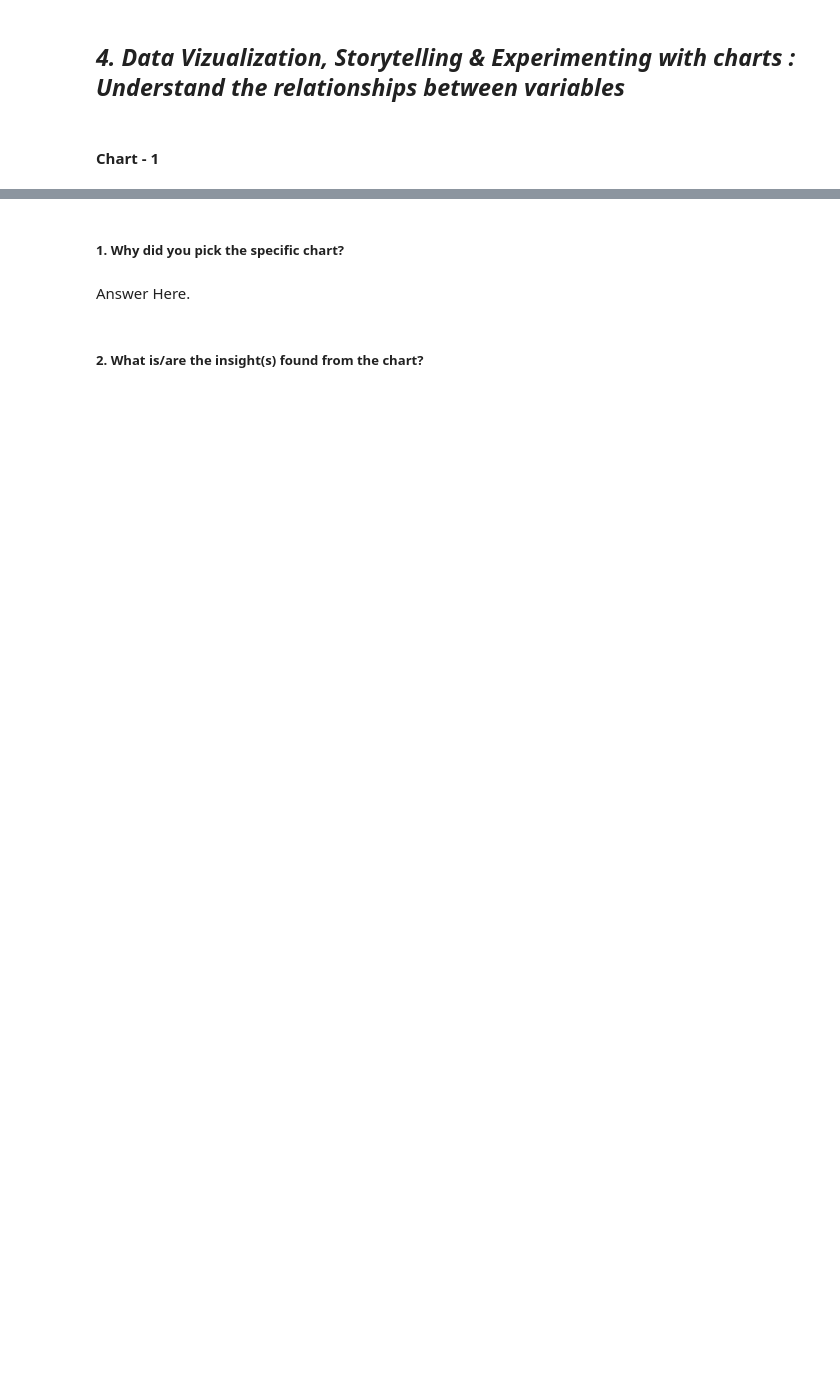
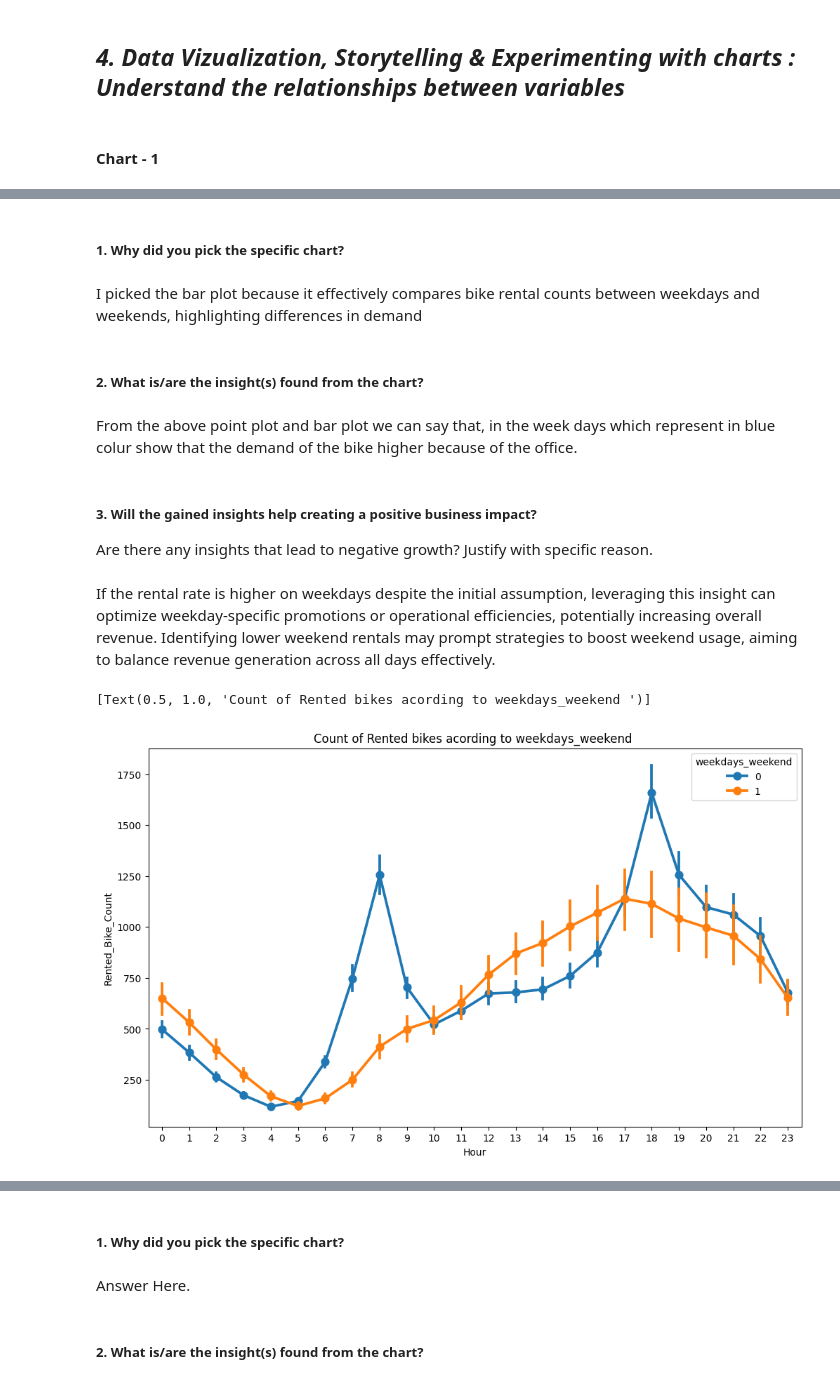
Before and after one commit to debobratopaul/CAPSTONE_PROJECT_ML_Regression_Bike_Sharing_Demand_Prediction, a Jupyter notebook: Capstone_Regression_Bike_Sharing_Demand_Prediction.ipynb, the cells around one changed output, grey strips where cells are left out. Cells and saved outputs as stored; diff of their text form; code cells hidden in the pictures; blank space fills up the shorter version.

```diff
--- a/Capstone_Regression_Bike_Sharing_Demand_Prediction.ipynb
+++ b/Capstone_Regression_Bike_Sharing_Demand_Prediction.ipynb
@@ -430,0 +467,20 @@ As "Hour","month","weekdays_weekend" column are show as a integer data type but
+# %% [markdown]
+##### 1. Why did you pick the specific chart?
+# %% [markdown]
+I picked the bar plot because it effectively compares bike rental counts between weekdays and weekends, highlighting differences in demand
+# %% [markdown]
+##### 2. What is/are the insight(s) found from the chart?
+# %% [markdown]
+From the above point plot and bar plot we can say that, in the week days which represent in blue colur show that the demand of the bike higher because of the office.
+# %% [markdown]
+##### 3. Will the gained insights help creating a positive business impact?
+Are there any insights that lead to negative growth? Justify with specific reason.
+# %% [markdown]
+If the rental rate is higher on weekdays despite the initial assumption, leveraging this insight can optimize weekday-specific promotions or operational efficiencies, potentially increasing overall revenue. Identifying lower weekend rentals may prompt strategies to boost weekend usage, aiming to balance revenue generation across all days effectively.
+# %%
+fig,ax=plt.subplots(figsize=(12,7))
+sns.pointplot(data=bike_df,x='Hour',y='Rented_Bike_Count',hue='weekdays_weekend',ax=ax)
+ax.set(title='Count of Rented bikes acording to weekdays_weekend ')
+# %% [output]
+[Text(0.5, 1.0, 'Count of Rented bikes acording to weekdays_weekend ')]
+[figure, added]
```
Also changed, not shown: parts of 144 cells of this notebook.
